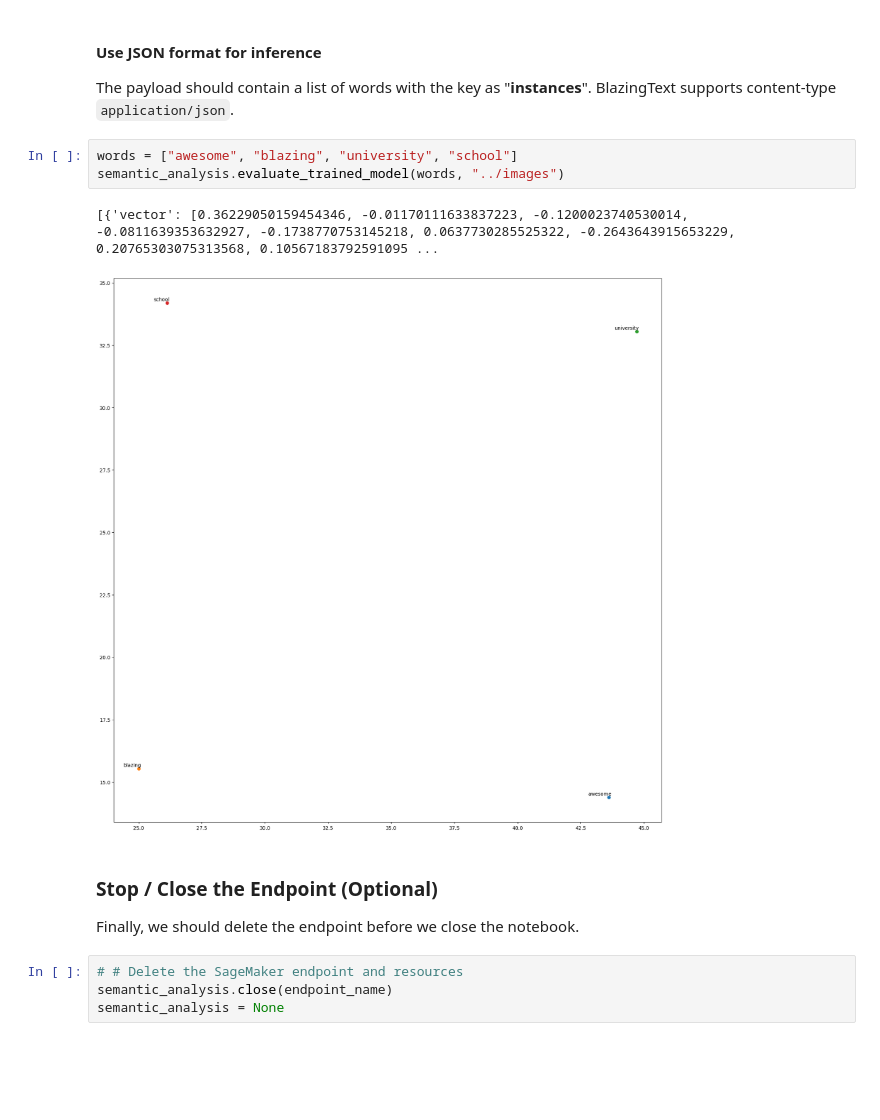
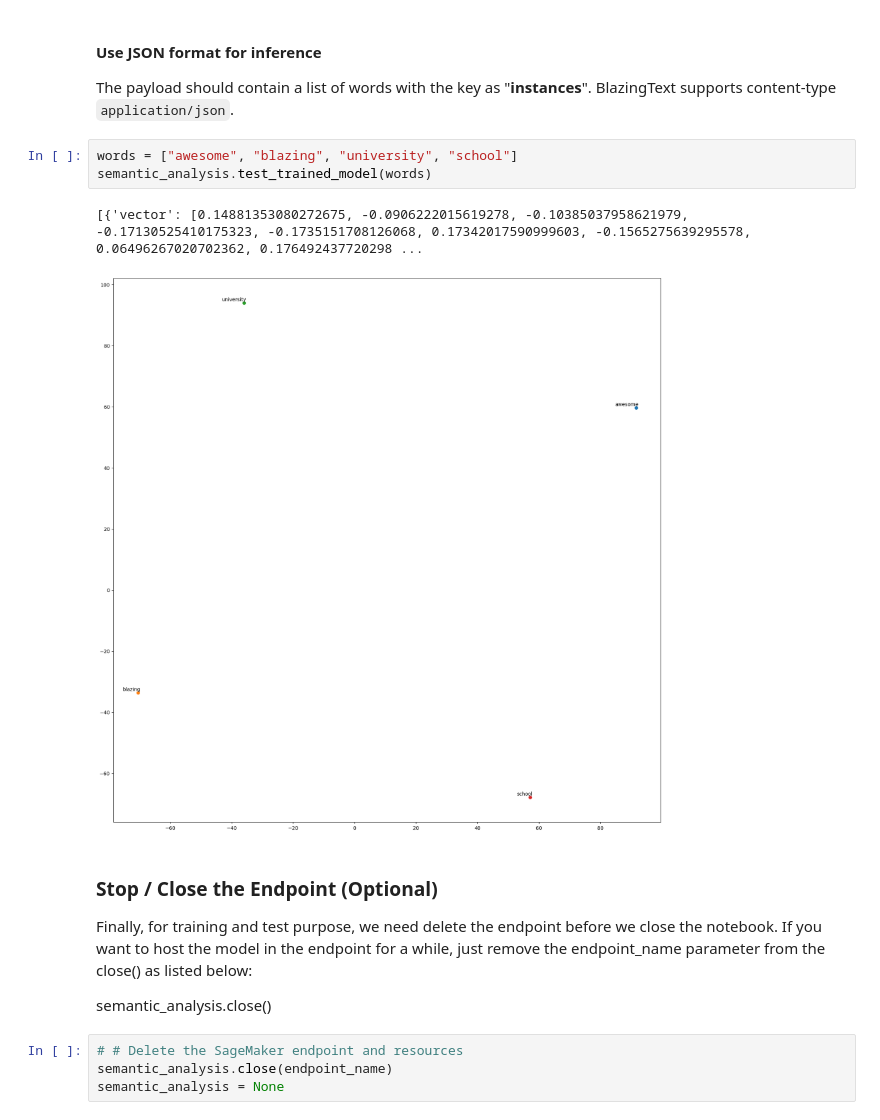
Before and after one commit to CBIIT/crdcdh-ml-notebooks, a Jupyter notebook: src/semantic_similarity_analysis.ipynb, the cells around one changed output. Saved outputs shown, nothing was run; the diff lists cells and outputs as text; blank space fills up the shorter version.

```diff
--- a/src/semantic_similarity_analysis.ipynb
+++ b/src/semantic_similarity_analysis.ipynb
@@ -133,13 +123,15 @@ INFO:sagemaker:Creating endpoint with name crdcdh-ml-loc-endpoint
 The payload should contain a list of words with the key as "**instances**". BlazingText supports content-type `application/json`.
 # %%
 words = ["awesome", "blazing", "university", "school"]
-semantic_analysis.evaluate_trained_model(words, "../images")
+semantic_analysis.test_trained_model(words)
 # %% [output]
-[{'vector': [0.36229050159454346, -0.01170111633837223, -0.1200023740530014, -0.0811639353632927, -0.1738770753145218, 0.0637730285525322, -0.2643643915653229, 0.20765303075313568, 0.10567183792591095 ...
+[{'vector': [0.14881353080272675, -0.0906222015619278, -0.10385037958621979, -0.17130525410175323, -0.1735151708126068, 0.17342017590999603, -0.1565275639295578, 0.06496267020702362, 0.176492437720298 ...
-[figure, old version]
+[figure, new version]
 # %% [markdown]
 ### Stop / Close the Endpoint (Optional)
-Finally, we should delete the endpoint before we close the notebook.
+Finally, for training and test purpose, we need delete the endpoint before we close the notebook.  If you want to host the model in the endpoint for a while, just remove the endpoint_name parameter from the close() as listed below:
+
+semantic_analysis.close()
 # %%
 # # Delete the SageMaker endpoint and resources
 semantic_analysis.close(endpoint_name)
```
Also changed, not shown: parts of 9 cells of this notebook, 5 other files.
